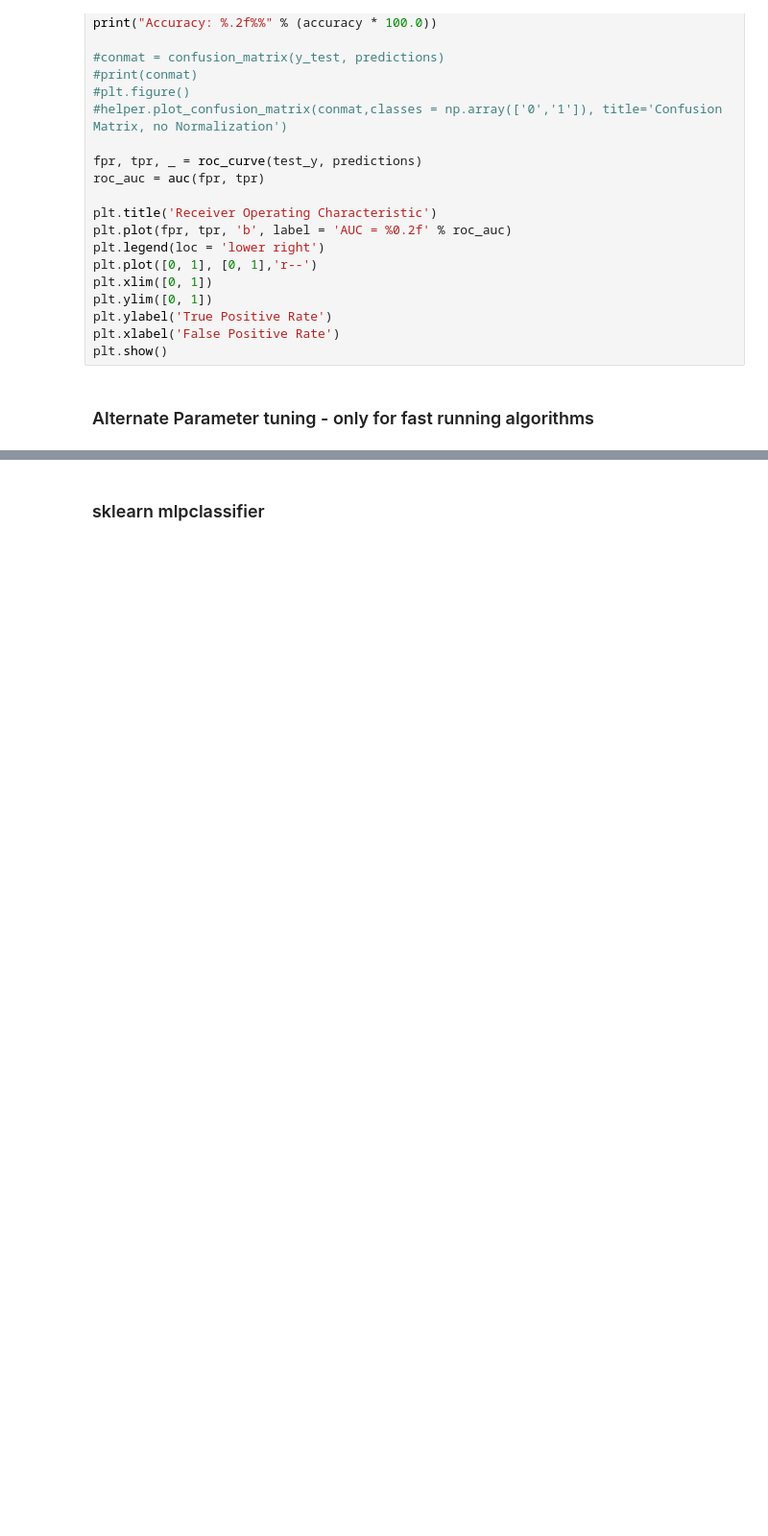
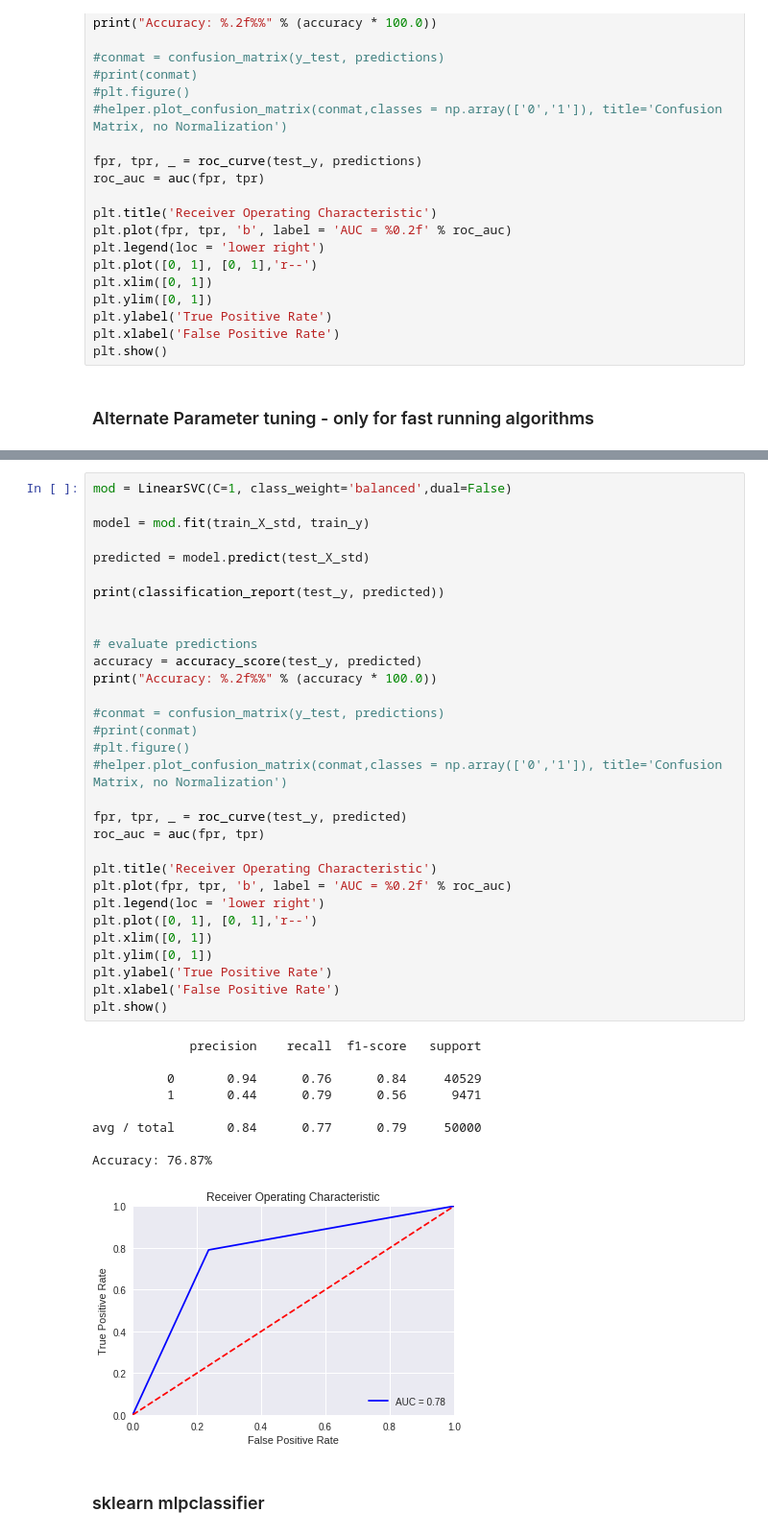
Before and after one commit to FloobtheGreat/IPy_Notebooks, a Jupyter notebook: Analyses/TabModeling.ipynb, the cells around one changed output, grey strips where cells are left out. Shown at 96% size. Saved outputs shown, nothing was run; the diff lists cells and outputs as text; blank space fills up the shorter version.

```diff
--- a/Analyses/TabModeling.ipynb
+++ b/Analyses/TabModeling.ipynb
@@ -556,3 +586,44 @@ for score in scores:
+# %%
+mod = LinearSVC(C=1, class_weight='balanced',dual=False)
+
+model = mod.fit(train_X_std, train_y)
+
+predicted = model.predict(test_X_std)
+
+print(classification_report(test_y, predicted))
+
+
+# evaluate predictions
+accuracy = accuracy_score(test_y, predicted)
+print("Accuracy: %.2f%%" % (accuracy * 100.0))
+
+#conmat = confusion_matrix(y_test, predictions)
+#print(conmat)
+#plt.figure()
+#helper.plot_confusion_matrix(conmat,classes = np.array(['0','1']), title='Confusion Matrix, no Normalization')
+
+fpr, tpr, _ = roc_curve(test_y, predicted)
+roc_auc = auc(fpr, tpr)
+
+plt.title('Receiver Operating Characteristic')
+plt.plot(fpr, tpr, 'b', label = 'AUC = %0.2f' % roc_auc)
+plt.legend(loc = 'lower right')
+plt.plot([0, 1], [0, 1],'r--')
+plt.xlim([0, 1])
+plt.ylim([0, 1])
+plt.ylabel('True Positive Rate')
+plt.xlabel('False Positive Rate')
+plt.show()
+# %% [output]
+             precision    recall  f1-score   support
+
+          0       0.94      0.76      0.84     40529
+          1       0.44      0.79      0.56      9471
+
+avg / total       0.84      0.77      0.79     50000
+
+Accuracy: 76.87%
+[figure, added]
 # %% [markdown]
 ### sklearn mlpclassifier
 # %%
```
Also changed, not shown: parts of 10 cells of this notebook.
